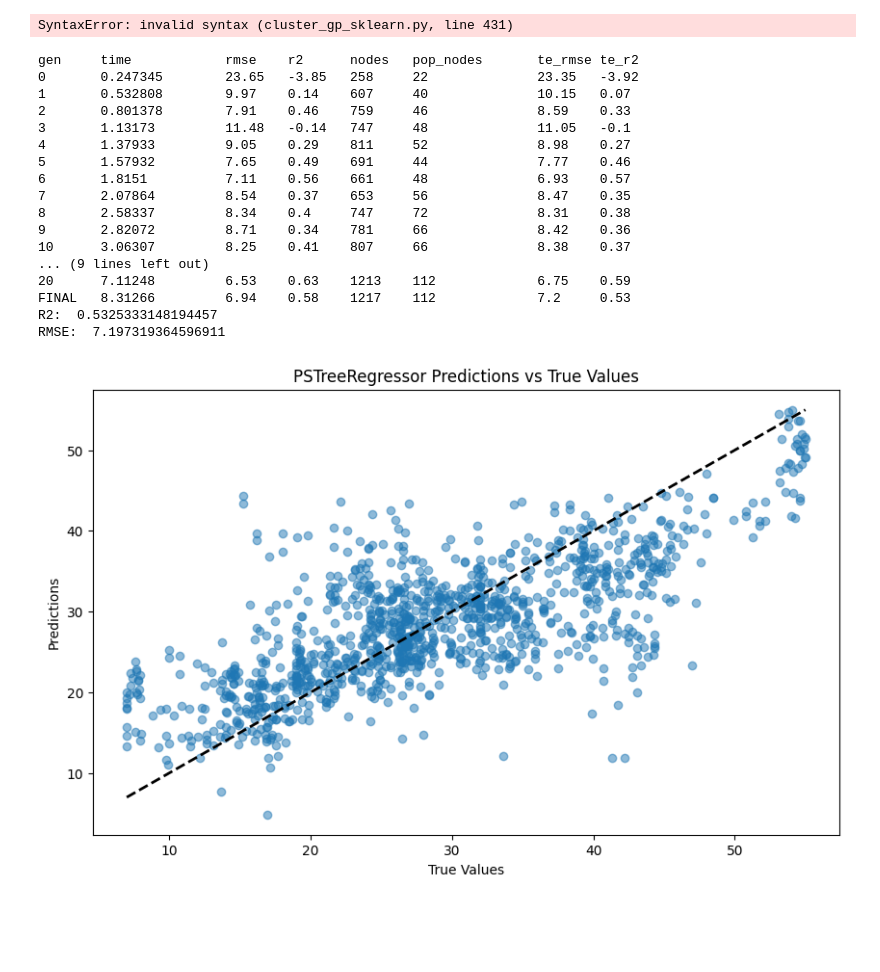
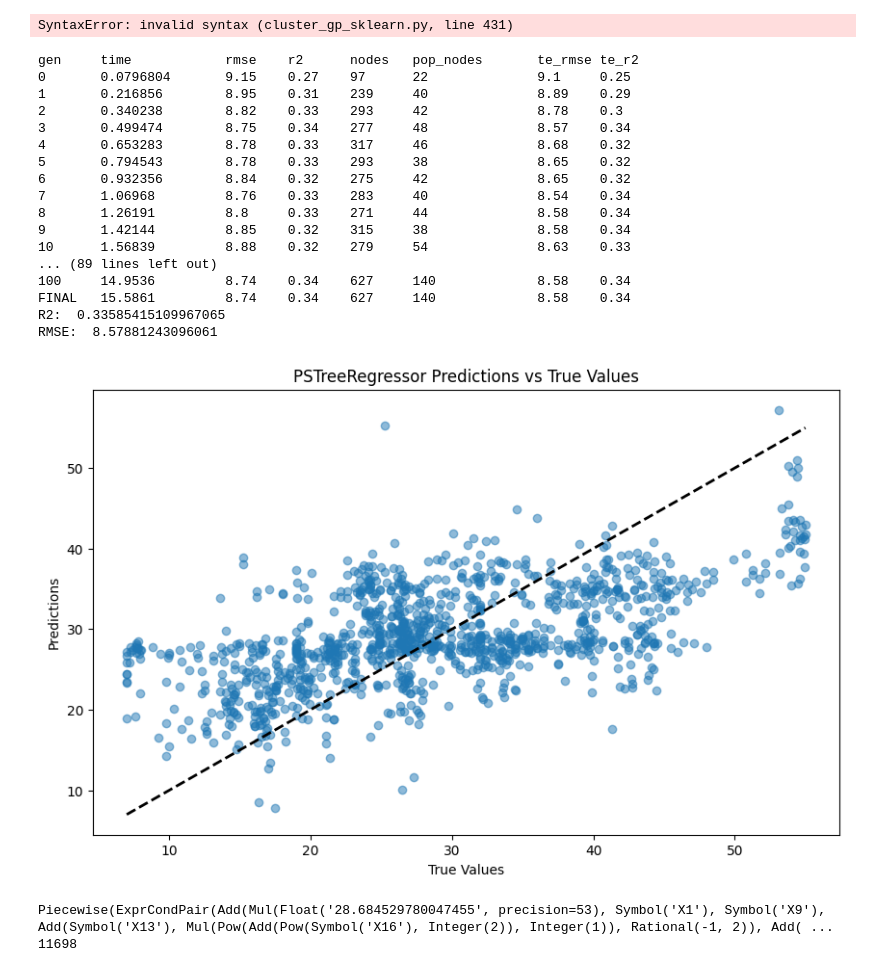
Before and after one commit to amarmate/PS-Tree, a Jupyter notebook: test.ipynb, the cells around one changed output. Drawn from its saved outputs; the diff is of its cells as text; code cells hidden in the pictures; blank space fills up the shorter version.

```diff
--- a/test.ipynb
+++ b/test.ipynb
@@ -30,49 +30,56 @@ r = PSTreeRegressor(regr_class=GPRegressor,
                     tree_class=DecisionTreeRegressor,
                     height_limit=6,
                     n_pop=10,  # 25
-                    n_gen=20,  # 50
+                    n_gen=100,  # 50
+                    max_depth=4,
                     basic_primitive=True,
                     size_objective=True,
-                    max_leaf_nodes=8,
+                    max_leaf_nodes=2,
                     constant_range=2,  # 2
                     random_seed=0,
                     random_state=0,
                     normalize=False,
                     verbose=True,
                     soft_tree=False,
                     afp=False,
                     X_test=X_test,
                     y_test=y_test,
                     validation_selection=False,
 )
 
 r.fit(X_train, y_train)
 print('R2: ', r2_score(y_test, r.predict(X_test)))
 print('RMSE: ', rmse(y_test, r.predict(X_test)))
 
 plt.figure(figsize=(10, 6))
 plt.scatter(y_test, r.predict(X_test), alpha=0.5)
 plt.plot([y_test.min(), y_test.max()], [y_test.min(), y_test.max()], 'k--', lw=2)
 plt.xlabel('True Values')
 plt.ylabel('Predictions')
 plt.title('PSTreeRegressor Predictions vs True Values')
 plt.show()
 # %% [output]
 gen     time            rmse    r2      nodes   pop_nodes       te_rmse te_r2
-0       0.247345        23.65   -3.85   258     22              23.35   -3.92
-1       0.532808        9.97    0.14    607     40              10.15   0.07
-2       0.801378        7.91    0.46    759     46              8.59    0.33
-3       1.13173         11.48   -0.14   747     48              11.05   -0.1
-4       1.37933         9.05    0.29    811     52              8.98    0.27
-5       1.57932         7.65    0.49    691     44              7.77    0.46
-6       1.8151          7.11    0.56    661     48              6.93    0.57
-7       2.07864         8.54    0.37    653     56              8.47    0.35
-8       2.58337         8.34    0.4     747     72              8.31    0.38
-9       2.82072         8.71    0.34    781     66              8.42    0.36
-10      3.06307         8.25    0.41    807     66              8.38    0.37
-... (9 lines left out)
-20      7.11248         6.53    0.63    1213    112             6.75    0.59
-FINAL   8.31266         6.94    0.58    1217    112             7.2     0.53
-R2:  0.5325333148194457
-RMSE:  7.197319364596911
+0       0.0796804       9.15    0.27    97      22              9.1     0.25
+1       0.216856        8.95    0.31    239     40              8.89    0.29
+2       0.340238        8.82    0.33    293     42              8.78    0.3
+3       0.499474        8.75    0.34    277     48              8.57    0.34
+4       0.653283        8.78    0.33    317     46              8.68    0.32
+5       0.794543        8.78    0.33    293     38              8.65    0.32
+6       0.932356        8.84    0.32    275     42              8.65    0.32
+7       1.06968         8.76    0.33    283     40              8.54    0.34
+8       1.26191         8.8     0.33    271     44              8.58    0.34
+9       1.42144         8.85    0.32    315     38              8.58    0.34
+10      1.56839         8.88    0.32    279     54              8.63    0.33
+... (89 lines left out)
+100     14.9536         8.74    0.34    627     140             8.58    0.34
+FINAL   15.5861         8.74    0.34    627     140             8.58    0.34
+R2:  0.33585415109967065
+RMSE:  8.57881243096061
-[figure, old version]
+[figure, new version]
+# %%
+print(r.model())
+print(len(r.model()))
+# %% [output]
+Piecewise(ExprCondPair(Add(Mul(Float('28.684529780047455', precision=53), Symbol('X1'), Symbol('X9'), Add(Symbol('X13'), Mul(Pow(Add(Pow(Symbol('X16'), Integer(2)), Integer(1)), Rational(-1, 2)), Add( ...
+11698
```
Also changed, not shown: 2 other files.
